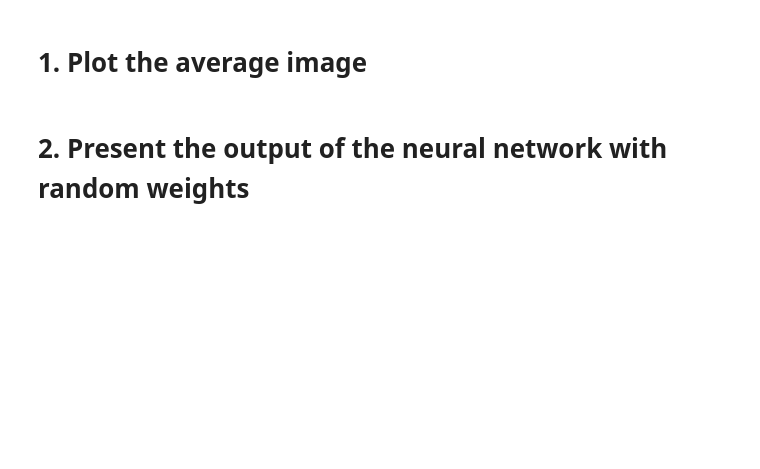
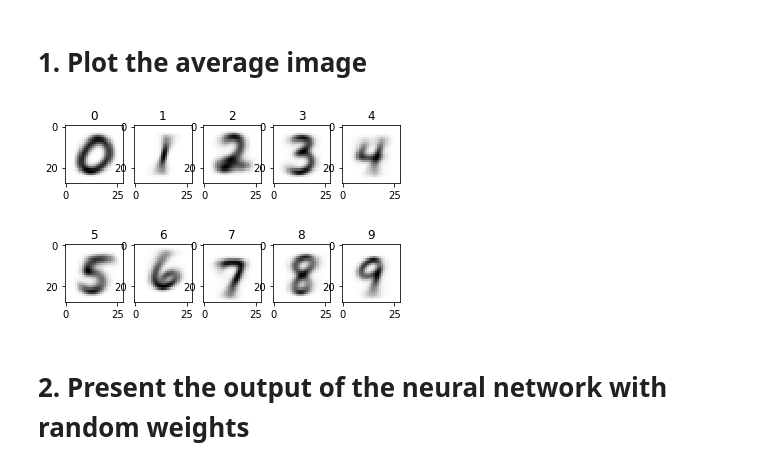
Before and after one commit to tony45678/tonyyoon, a Jupyter notebook: Assignment8.ipynb, the cells around one changed output. Cells and saved outputs as stored; diff of their text form; code cells hidden in the pictures; blank space fills up the shorter version.

```diff
--- a/Assignment8.ipynb
+++ b/Assignment8.ipynb
@@ -62,0 +57,17 @@ plt.show()
+# %%
+f1 = plt.figure(1)
+for i in range(100):
+
+    label       = list_label[i]
+    im_vector   = list_image[:, i]
+    im_matrix   = im_vector.reshape((size_row, size_col))
+
+    plt.subplot(10, 10, i+1)
+    plt.title(label)
+    plt.imshow(im_matrix, cmap='Greys', interpolation='None')
+
+    frame   = plt.gca()
+    frame.axes.get_xaxis().set_visible(False)
+    frame.axes.get_yaxis().set_visible(False)
+
+plt.show()
@@ -63,4 +76,15 @@ plt.show()
 # %% [markdown]
 # 1. Plot the average image
+# %%
+for i in range(10):
+        im_vector =  new_total[i]/new_count[i]         #getting the average value
+        im_matrix = im_vector.reshape((28, 28))      #reshape it to the size of rows and coumns
+
+        plt.subplot(2,5,i+1)       #plot the labels of 2 rows and 5 columns
+        plt.title(i)               #label the number
+        plt.imshow(im_matrix, cmap='Greys', interpolation='None')
+plt.show()
+# %% [output]
+[figure, added]
 # %% [markdown]
 # 2. Present the output of the neural network with random weights
```
Also changed, not shown: parts of 6 cells of this notebook.
